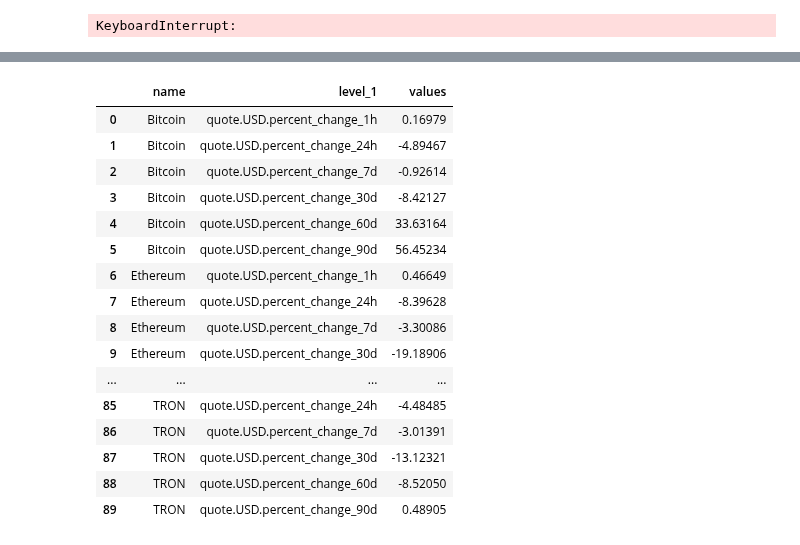
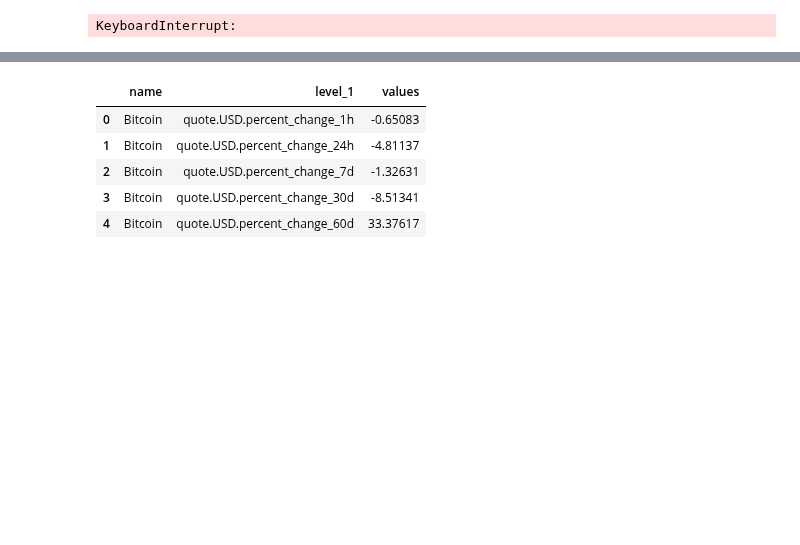
Before and after one commit to Bkaur1234/API_pull, a Jupyter notebook: api_pull_crypto.ipynb, the cells around one changed output, grey strips where cells are left out. Cells and saved outputs as stored; diff of their text form; code cells hidden in the pictures; blank space fills up the shorter version.

```diff
--- a/api_pull_crypto.ipynb
+++ b/api_pull_crypto.ipynb
@@ -27,8 +27,8 @@ except (ConnectionError, Timeout, TooManyRedirects) as e:
 # %%
 import pandas as pd
 
-pd.set_option('display.max_columns', None)
-pd.set_option('display.max_rows', None)
+#pd.set_option('display.max_columns', 15)
+#pd.set_option('display.max_rows', 15)
 # %%
 
 
@@ -213,23 +162,12 @@ df5
 # %%
 df6=df5.reset_index()
-df6
+df6.head()
 # %% [output]
 |  | name | level_1 | values |
-| 0 | Bitcoin | quote.USD.percent_change_1h | 0.16979 |
-| 1 | Bitcoin | quote.USD.percent_change_24h | -4.89467 |
-| 2 | Bitcoin | quote.USD.percent_change_7d | -0.92614 |
-| 3 | Bitcoin | quote.USD.percent_change_30d | -8.42127 |
-| 4 | Bitcoin | quote.USD.percent_change_60d | 33.63164 |
-| 5 | Bitcoin | quote.USD.percent_change_90d | 56.45234 |
-| 6 | Ethereum | quote.USD.percent_change_1h | 0.46649 |
-| 7 | Ethereum | quote.USD.percent_change_24h | -8.39628 |
-| 8 | Ethereum | quote.USD.percent_change_7d | -3.30086 |
-| 9 | Ethereum | quote.USD.percent_change_30d | -19.18906 |
-| ... | ... | ... | ... |
-| 85 | TRON | quote.USD.percent_change_24h | -4.48485 |
-| 86 | TRON | quote.USD.percent_change_7d | -3.01391 |
-| 87 | TRON | quote.USD.percent_change_30d | -13.12321 |
-| 88 | TRON | quote.USD.percent_change_60d | -8.52050 |
-| 89 | TRON | quote.USD.percent_change_90d | 0.48905 |
+| 0 | Bitcoin | quote.USD.percent_change_1h | -0.65083 |
+| 1 | Bitcoin | quote.USD.percent_change_24h | -4.81137 |
+| 2 | Bitcoin | quote.USD.percent_change_7d | -1.32631 |
+| 3 | Bitcoin | quote.USD.percent_change_30d | -8.51341 |
+| 4 | Bitcoin | quote.USD.percent_change_60d | 33.37617 |
 # %%
 df7= df6.rename(columns={'level_1':'percent_change'})
```
Also changed, not shown: parts of 10 cells of this notebook.
